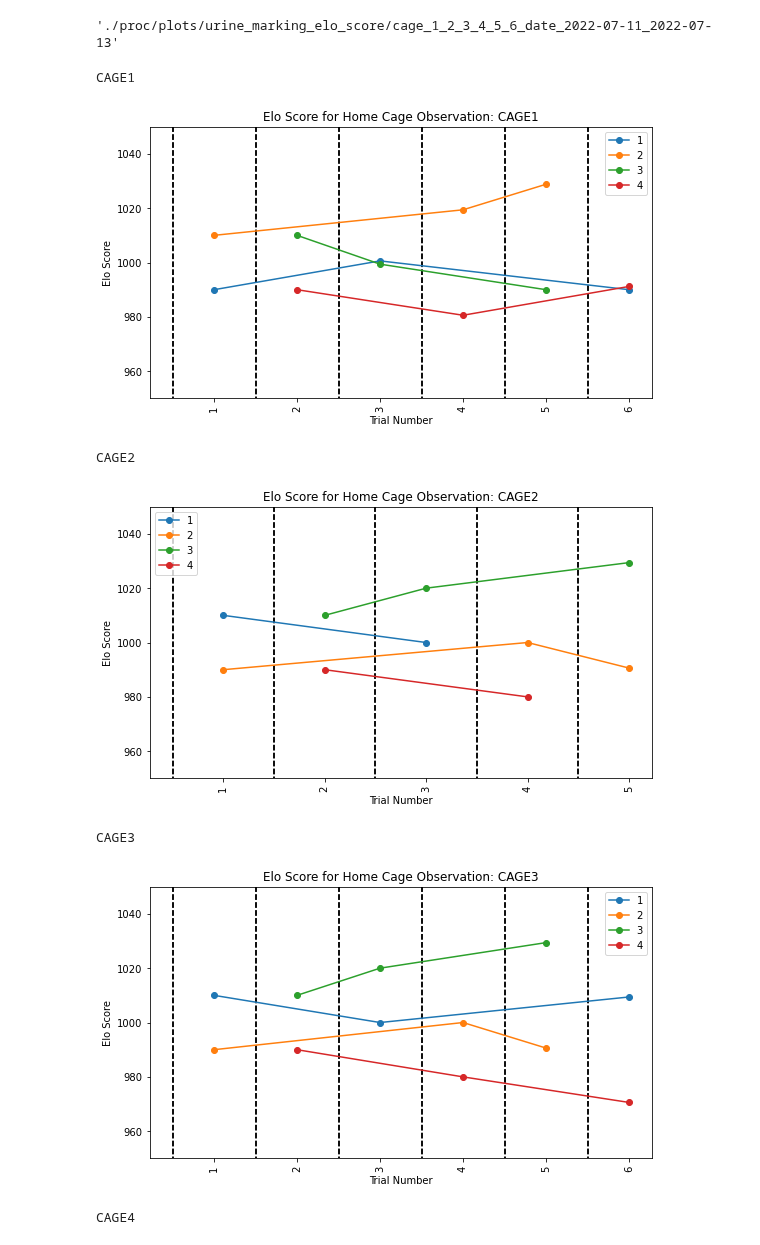
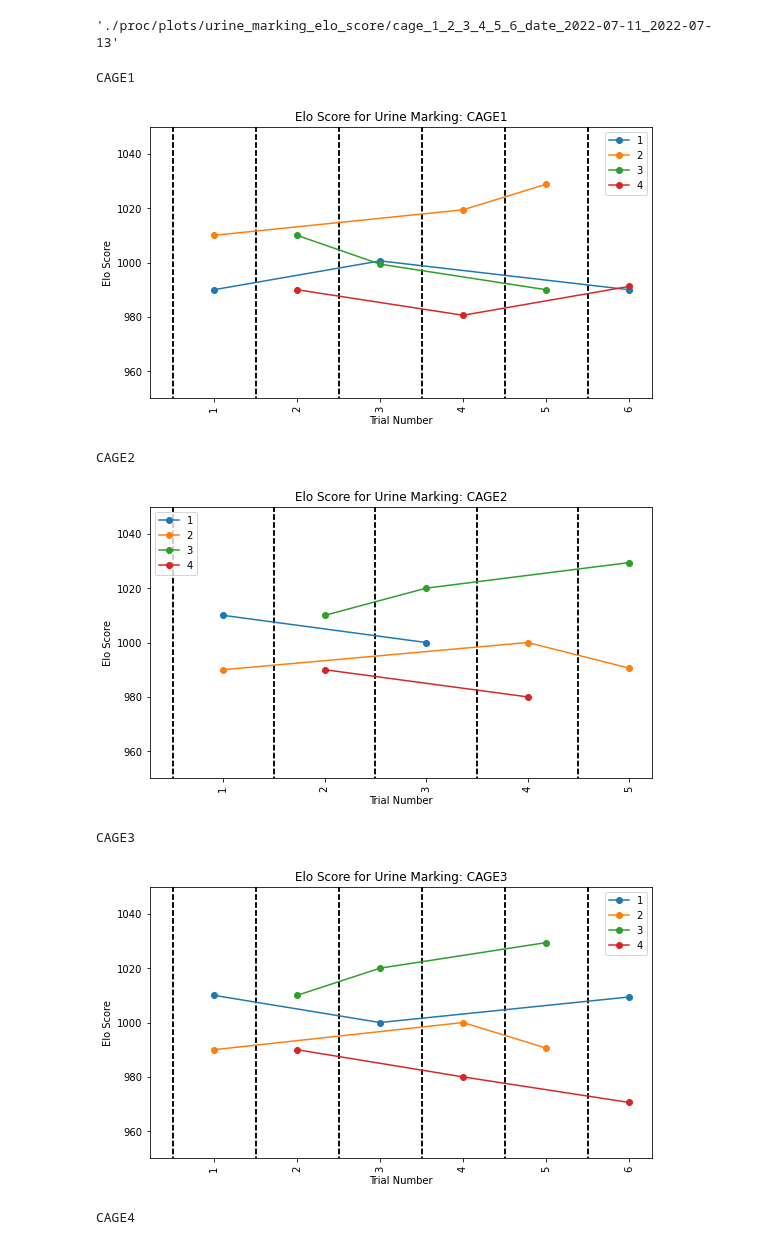
Before and after one commit to padillacoreanolab/behavioral_dataframe_processing, a Jupyter notebook: results/2022_07_25_elo_score_pilot/urine_marking_processing.ipynb, the cells around one changed output. Cells and saved outputs as stored; diff of their text form; code cells hidden in the pictures.

```diff
--- a/results/2022_07_25_elo_score_pilot/urine_marking_processing.ipynb
+++ b/results/2022_07_25_elo_score_pilot/urine_marking_processing.ipynb
@@ -289,37 +289,37 @@ for key, value in sheet_to_data_frame.items():
     plt.rcParams["figure.figsize"] = (9,5)
     elo_score_data_frame = value["elo_score_data_frame"]
     fig, ax = plt.subplots()
 
     # Drawing vertical lines that represent when each session begins
     for index, row in elo_score_data_frame.dropna(subset=["session_number_plotting"]).iterrows():
         # Offsetting by 0.5 to avoid drawing the line on the dot
         plt.vlines(x=[row["total_match_number"] - 0.5], ymin=600, ymax=1400, colors='black', linestyle='dashed')
 
     # Drawing a line for each subject
     for subject in sorted(elo_score_data_frame["subject_id"].astype(str).unique()):
         # Getting all the rows with the current subject
         subject_df = elo_score_data_frame[elo_score_data_frame["subject_id"] == subject]
         # Making the dates into days after the first session by subtracting all the dates by the first date
         plt.plot(subject_df["total_match_number"], subject_df["updated_elo_score"], '-o', label=subject)
 
     # Labeling the X/Y Axis and the title
     ax.set_xlabel("Trial Number")
     ax.set_ylabel("Elo Score")
-    ax.set_title("Elo Score for Home Cage Observation: {}".format(key))
+    ax.set_title("Elo Score for Urine Marking: {}".format(key))
     # To show the legend
     ax.legend()
     plt.xticks(rotation=90)
     plt.ylim(950, 1050)
 
     file_name = "urine_marking_elo_score_{}_date_{}_{}.png".format(key, earliest_date, latest_date)
     plt.savefig(os.path.join(output_directory, file_name))
 
     plt.show()
 # %% [output]
 CAGE1
-[figure, old version]
+[figure, new version]
 CAGE2
-[figure, old version]
+[figure, new version]
 CAGE3
-[figure, old version]
+[figure, new version]
 CAGE4
```
Also changed, not shown: parts of 6 cells of this notebook, 2 other files.
